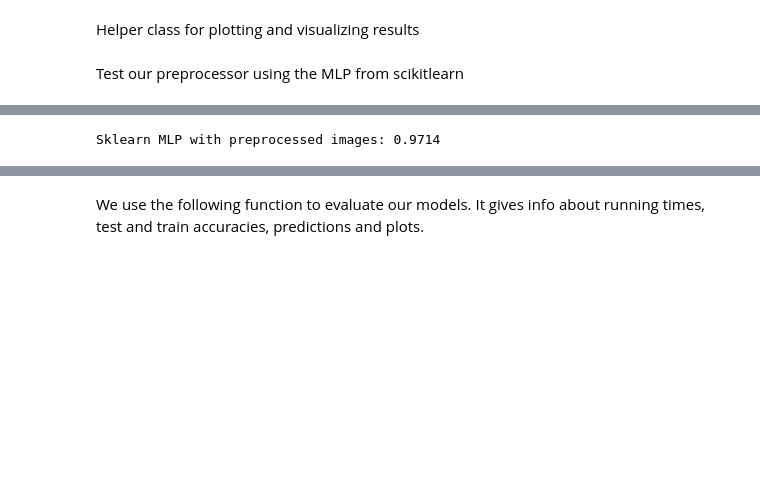
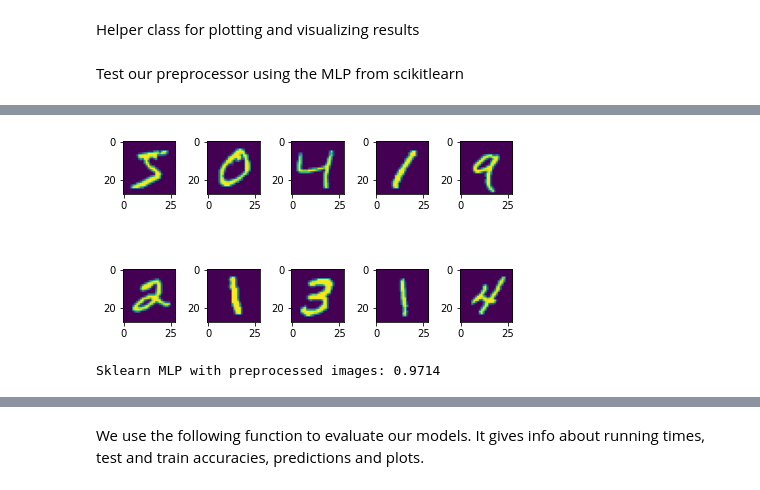
Before and after one commit to YazdanZ/MNIST-MLP-Handwritten_Digit_Classification, a Jupyter notebook: src/COMP551_Project3.ipynb, the cells around one changed output, grey strips where cells are left out. Cells and saved outputs as stored; diff of their text form; code cells hidden in the pictures; blank space fills up the shorter version.

Commit message:
Add dataset visualizations

```diff
--- a/src/MiniProject3.ipynb
+++ b/src/COMP551_Project3.ipynb
@@ -226,6 +226,7 @@ Preprocessing class
 # %%
 import tensorflow as tf
 import matplotlib.pyplot as plt
+import numpy as np
 from scipy.linalg import eigh
 import pandas as pd
 
@@ -243,10 +244,28 @@ class preprocessing:
         self.data_whitening = data_whitening
         self.normalize = normalize
 
-    def preprocess_mnist(self):
+    def preprocess_mnist(self, img=None, show_digits=False):
         print("Preprocessing the MNIST dataset...\n")
 
         (x_train, y_train), (x_test, y_test) = self.dataset
+
+        if show_digits:
+            width = 5
+            height = 5
+            rows = 2
+            cols = 5
+            axes = []
+            fig = plt.figure()
+
+            imgs = x_train[:10]
+            for a in range(rows * cols):
+                axes.append(fig.add_subplot(rows, cols, a + 1))
+                plt.imshow(imgs[a])
+            fig.tight_layout()
+            plt.show()
+
+        if img is not None:
+            x_test = img
         self.x_train_arr = self.flatten_maker(x_train)
         self.x_test_arr = self.flatten_maker(x_test)
 
@@ -451,7 +459,7 @@ preprocessing_normalized = preprocessing(
     data_whitening=False,
     normalize=True,
 )
-X_train, y_train, X_test, y_test = preprocessing_normalized.preprocess_mnist()
+X_train, y_train, X_test, y_test = preprocessing_normalized.preprocess_mnist(show_digits=True)
 
 mlp_test_ins = Preprocessing_Test(X_train, y_train, X_test, y_test)
 accuracy = mlp_test_ins.test()
@@ -462,2 +468,3 @@ Downloading data from https://storage.googleapis.com/tensorflow/tf-keras-dataset
 Preprocessing the MNIST dataset...
+[figure, added]
 Sklearn MLP with preprocessed images: 0.9714
```
Also changed, not shown: parts of 3 cells of this notebook, 3 other files.
